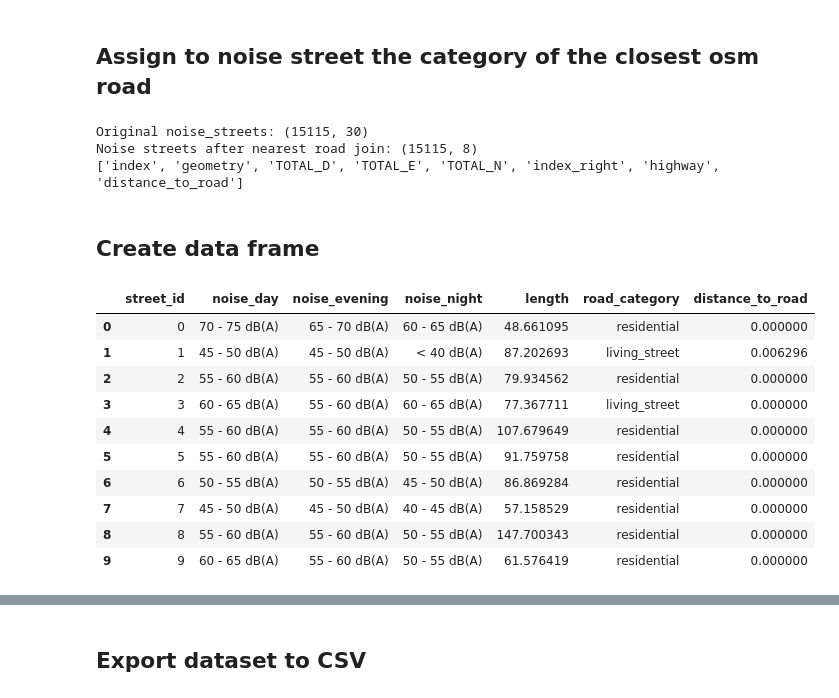
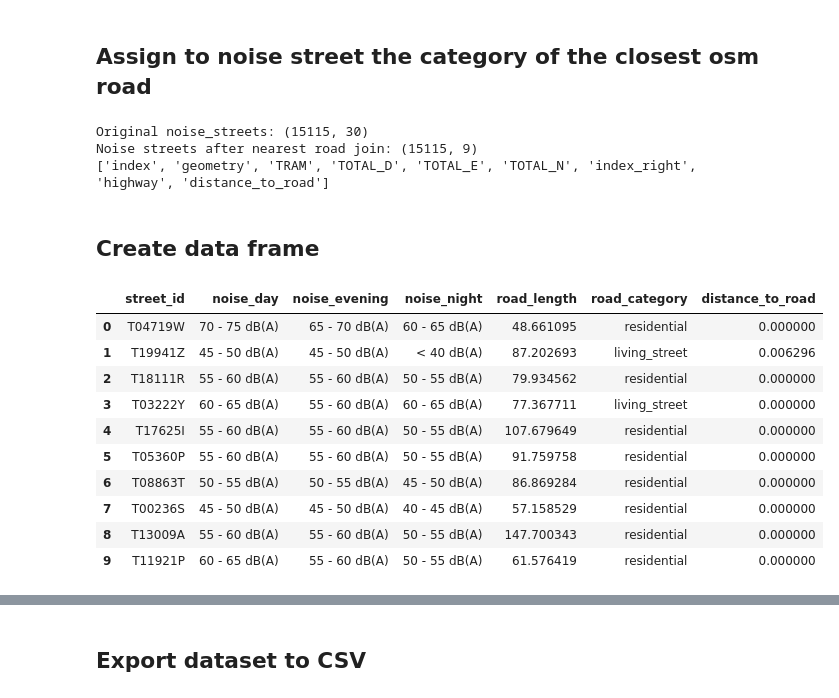
Before and after one commit to AndreaCutroni/ML-Noise-Prediction, a Jupyter notebook: notebooks/osm/OSM_roads.ipynb, the cells around one changed output, grey strips where cells are left out. Cells and saved outputs as stored; diff of their text form; code cells hidden in the pictures.

```diff
--- a/notebooks/osm/OSM_roads.ipynb
+++ b/notebooks/osm/OSM_roads.ipynb
@@ -116,7 +100,7 @@ The dataset is too sparse in terms of width values, so we will not use it as a f
 # Find the nearest road for each noise street segment
 print(f"Original noise_streets: {noise_streets.shape}")
 # Reset index before spatial join
-noise_streets_clean = noise_streets[['geometry','TOTAL_D','TOTAL_E','TOTAL_N']].reset_index(drop=False)
+noise_streets_clean = noise_streets[['geometry','TRAM','TOTAL_D','TOTAL_E','TOTAL_N']].reset_index(drop=False)
 roads_clean = roads_filtered[['geometry', 'highway']].reset_index(drop=True)
 
 dataset = gpd.sjoin_nearest(
@@ -132,31 +116,31 @@ print(f"Noise streets after nearest road join: {dataset.shape}")
 print(dataset.columns.tolist())
 # %% [output]
 Original noise_streets: (15115, 30)
-Noise streets after nearest road join: (15115, 8)
-['index', 'geometry', 'TOTAL_D', 'TOTAL_E', 'TOTAL_N', 'index_right', 'highway', 'distance_to_road']
+Noise streets after nearest road join: (15115, 9)
+['index', 'geometry', 'TRAM', 'TOTAL_D', 'TOTAL_E', 'TOTAL_N', 'index_right', 'highway', 'distance_to_road']
 # %% [markdown]
 ## Create data frame
 # %%
 dataset = pd.DataFrame({
-    "street_id": dataset['index'],
+    "street_id": dataset['TRAM'],
     "noise_day": dataset['TOTAL_D'],
     "noise_evening": dataset['TOTAL_E'],
     "noise_night": dataset['TOTAL_N'],
-    "length": dataset['geometry'].length
+    "road_length": dataset['geometry'].length
     ,
     "road_category": dataset['highway'],
     "distance_to_road": dataset['distance_to_road']
 }).fillna(0) #fillna(0) to replace any NaN values (which indicate no signals or POIs in that segment) with 0
 dataset.head(10)
 # %% [output]
-|  | street_id | noise_day | noise_evening | noise_night | length | road_category | distance_to_road |
-| 0 | 0 | 70 - 75 dB(A) | 65 - 70 dB(A) | 60 - 65 dB(A) | 48.661095 | residential | 0.000000 |
-| 1 | 1 | 45 - 50 dB(A) | 45 - 50 dB(A) | < 40 dB(A) | 87.202693 | living_street | 0.006296 |
-| 2 | 2 | 55 - 60 dB(A) | 55 - 60 dB(A) | 50 - 55 dB(A) | 79.934562 | residential | 0.000000 |
-| 3 | 3 | 60 - 65 dB(A) | 55 - 60 dB(A) | 60 - 65 dB(A) | 77.367711 | living_street | 0.000000 |
-| 4 | 4 | 55 - 60 dB(A) | 55 - 60 dB(A) | 50 - 55 dB(A) | 107.679649 | residential | 0.000000 |
-| 5 | 5 | 55 - 60 dB(A) | 55 - 60 dB(A) | 50 - 55 dB(A) | 91.759758 | residential | 0.000000 |
-| 6 | 6 | 50 - 55 dB(A) | 50 - 55 dB(A) | 45 - 50 dB(A) | 86.869284 | residential | 0.000000 |
-| 7 | 7 | 45 - 50 dB(A) | 45 - 50 dB(A) | 40 - 45 dB(A) | 57.158529 | residential | 0.000000 |
-| 8 | 8 | 55 - 60 dB(A) | 55 - 60 dB(A) | 50 - 55 dB(A) | 147.700343 | residential | 0.000000 |
-| 9 | 9 | 60 - 65 dB(A) | 55 - 60 dB(A) | 50 - 55 dB(A) | 61.576419 | residential | 0.000000 |
+|  | street_id | noise_day | noise_evening | noise_night | road_length | road_category | distance_to_road |
+| 0 | T04719W | 70 - 75 dB(A) | 65 - 70 dB(A) | 60 - 65 dB(A) | 48.661095 | residential | 0.000000 |
+| 1 | T19941Z | 45 - 50 dB(A) | 45 - 50 dB(A) | < 40 dB(A) | 87.202693 | living_street | 0.006296 |
+| 2 | T18111R | 55 - 60 dB(A) | 55 - 60 dB(A) | 50 - 55 dB(A) | 79.934562 | residential | 0.000000 |
+| 3 | T03222Y | 60 - 65 dB(A) | 55 - 60 dB(A) | 60 - 65 dB(A) | 77.367711 | living_street | 0.000000 |
+| 4 | T17625I | 55 - 60 dB(A) | 55 - 60 dB(A) | 50 - 55 dB(A) | 107.679649 | residential | 0.000000 |
+| 5 | T05360P | 55 - 60 dB(A) | 55 - 60 dB(A) | 50 - 55 dB(A) | 91.759758 | residential | 0.000000 |
+| 6 | T08863T | 50 - 55 dB(A) | 50 - 55 dB(A) | 45 - 50 dB(A) | 86.869284 | residential | 0.000000 |
+| 7 | T00236S | 45 - 50 dB(A) | 45 - 50 dB(A) | 40 - 45 dB(A) | 57.158529 | residential | 0.000000 |
+| 8 | T13009A | 55 - 60 dB(A) | 55 - 60 dB(A) | 50 - 55 dB(A) | 147.700343 | residential | 0.000000 |
+| 9 | T11921P | 60 - 65 dB(A) | 55 - 60 dB(A) | 50 - 55 dB(A) | 61.576419 | residential | 0.000000 |
```
Also changed, not shown: parts of 5 cells of this notebook.
